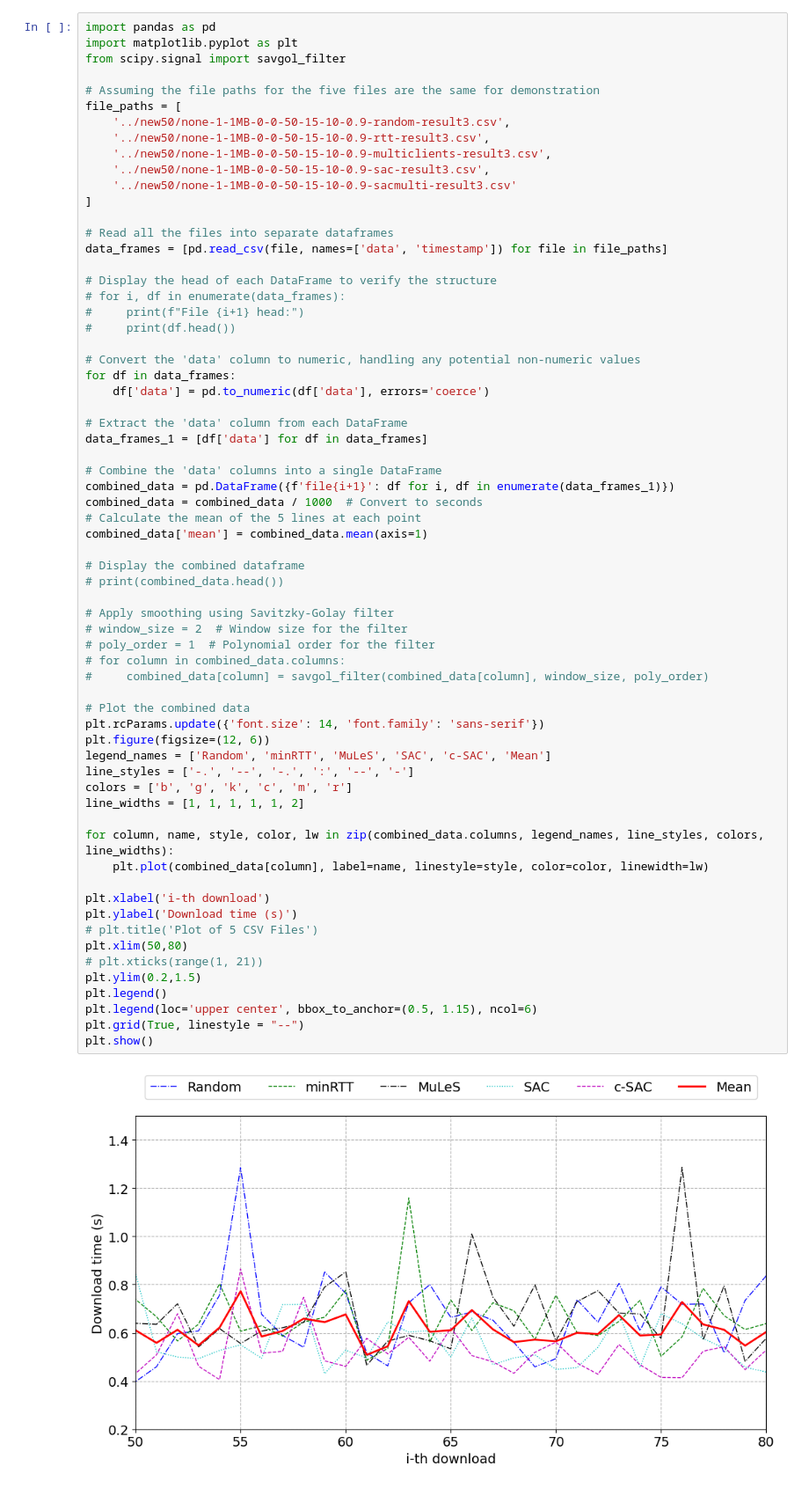
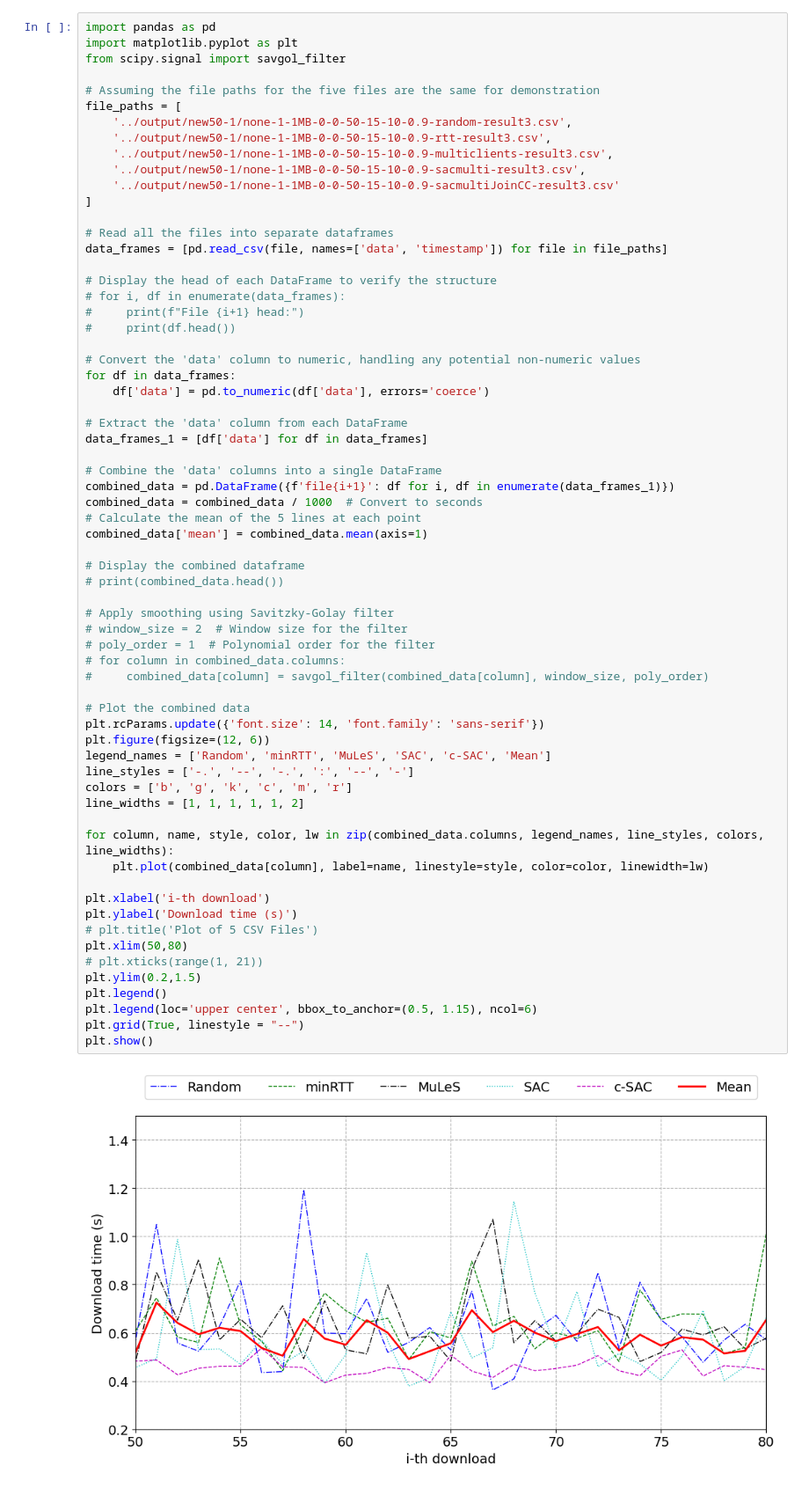
Before and after one commit to quic-vn/mpquic-drl, a Jupyter notebook: simulationFileServer/statistic/plot-1.ipynb, the cells around one changed output. Shown: that part at 88% size. Cells and saved outputs as stored; diff of their text form.

Commit message:
add SAC join CC

```diff
--- a/simulationFileServer/statistic/plot-1.ipynb
+++ b/simulationFileServer/statistic/plot-1.ipynb
@@ -5,11 +5,11 @@ from scipy.signal import savgol_filter
 
 # Assuming the file paths for the five files are the same for demonstration
 file_paths = [
-    '../new50/none-1-1MB-0-0-50-15-10-0.9-random-result3.csv',
-    '../new50/none-1-1MB-0-0-50-15-10-0.9-rtt-result3.csv',
-    '../new50/none-1-1MB-0-0-50-15-10-0.9-multiclients-result3.csv',
-    '../new50/none-1-1MB-0-0-50-15-10-0.9-sac-result3.csv',
-    '../new50/none-1-1MB-0-0-50-15-10-0.9-sacmulti-result3.csv'
+    '../output/new50-1/none-1-1MB-0-0-50-15-10-0.9-random-result3.csv',
+    '../output/new50-1/none-1-1MB-0-0-50-15-10-0.9-rtt-result3.csv',
+    '../output/new50-1/none-1-1MB-0-0-50-15-10-0.9-multiclients-result3.csv',
+    '../output/new50-1/none-1-1MB-0-0-50-15-10-0.9-sacmulti-result3.csv',
+    '../output/new50-1/none-1-1MB-0-0-50-15-10-0.9-sacmultiJoinCC-result3.csv'
 ]
 
 # Read all the files into separate dataframes
@@ -37,34 +37,34 @@ combined_data['mean'] = combined_data.mean(axis=1)
 # print(combined_data.head())
 
 # Apply smoothing using Savitzky-Golay filter
 # window_size = 2  # Window size for the filter
 # poly_order = 1  # Polynomial order for the filter
 # for column in combined_data.columns:
 #     combined_data[column] = savgol_filter(combined_data[column], window_size, poly_order)
 
 # Plot the combined data
 plt.rcParams.update({'font.size': 14, 'font.family': 'sans-serif'})
 plt.figure(figsize=(12, 6))
 legend_names = ['Random', 'minRTT', 'MuLeS', 'SAC', 'c-SAC', 'Mean']
 line_styles = ['-.', '--', '-.', ':', '--', '-']
 colors = ['b', 'g', 'k', 'c', 'm', 'r']
 line_widths = [1, 1, 1, 1, 1, 2]
 
 for column, name, style, color, lw in zip(combined_data.columns, legend_names, line_styles, colors, line_widths):
     plt.plot(combined_data[column], label=name, linestyle=style, color=color, linewidth=lw)
 
 plt.xlabel('i-th download')
 plt.ylabel('Download time (s)')
 # plt.title('Plot of 5 CSV Files')
 plt.xlim(50,80)
 # plt.xticks(range(1, 21))
 plt.ylim(0.2,1.5)
 plt.legend()
 plt.legend(loc='upper center', bbox_to_anchor=(0.5, 1.15), ncol=6)
 plt.grid(True, linestyle = "--")
 plt.show()
 # %% [output]
-[figure, old version]
+[figure, new version]
 # %%
 # Define custom x-tick labels
 x_tick_labels = ['Random', 'minRTT', 'MuLeS', 'SAC', 'c-SAC', 'Mean']
```
Also changed, not shown: parts of 1 cell of this notebook, 16 other files.
